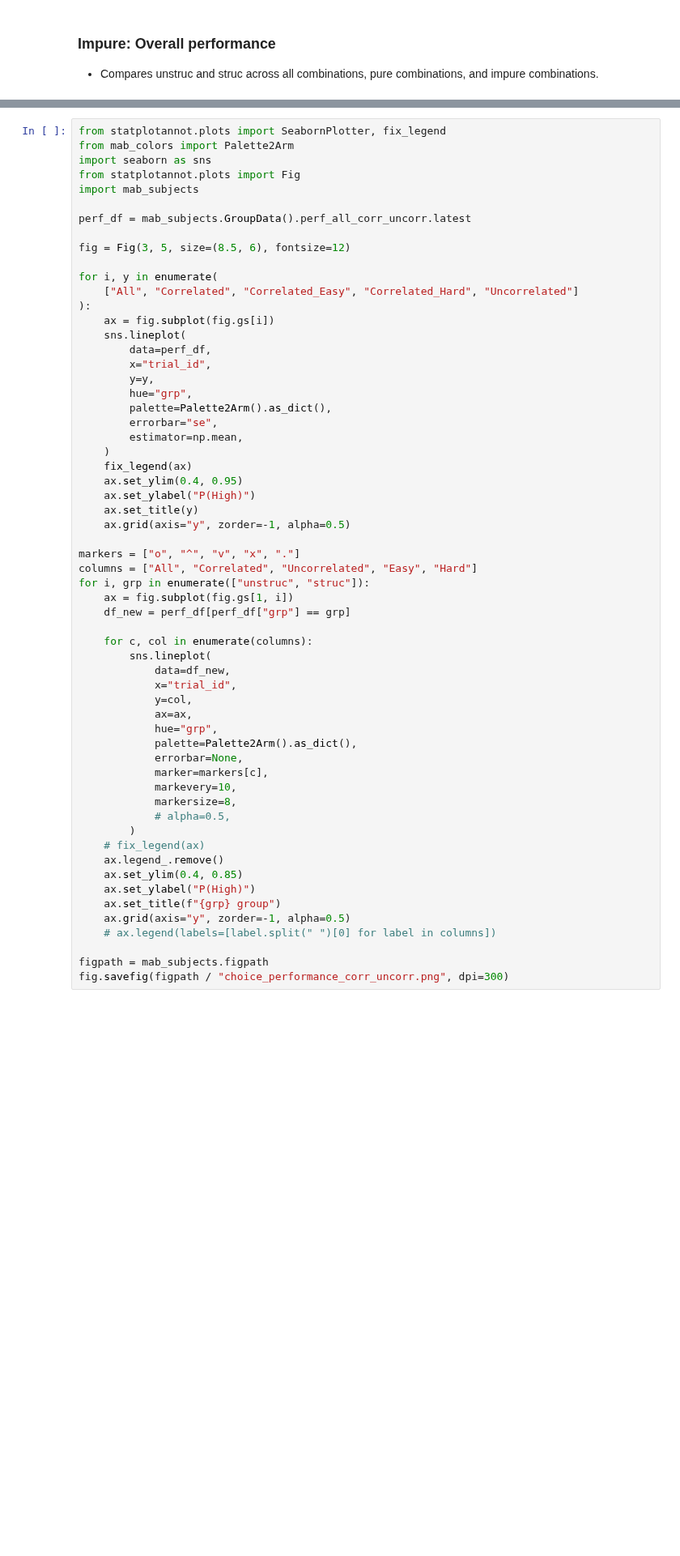
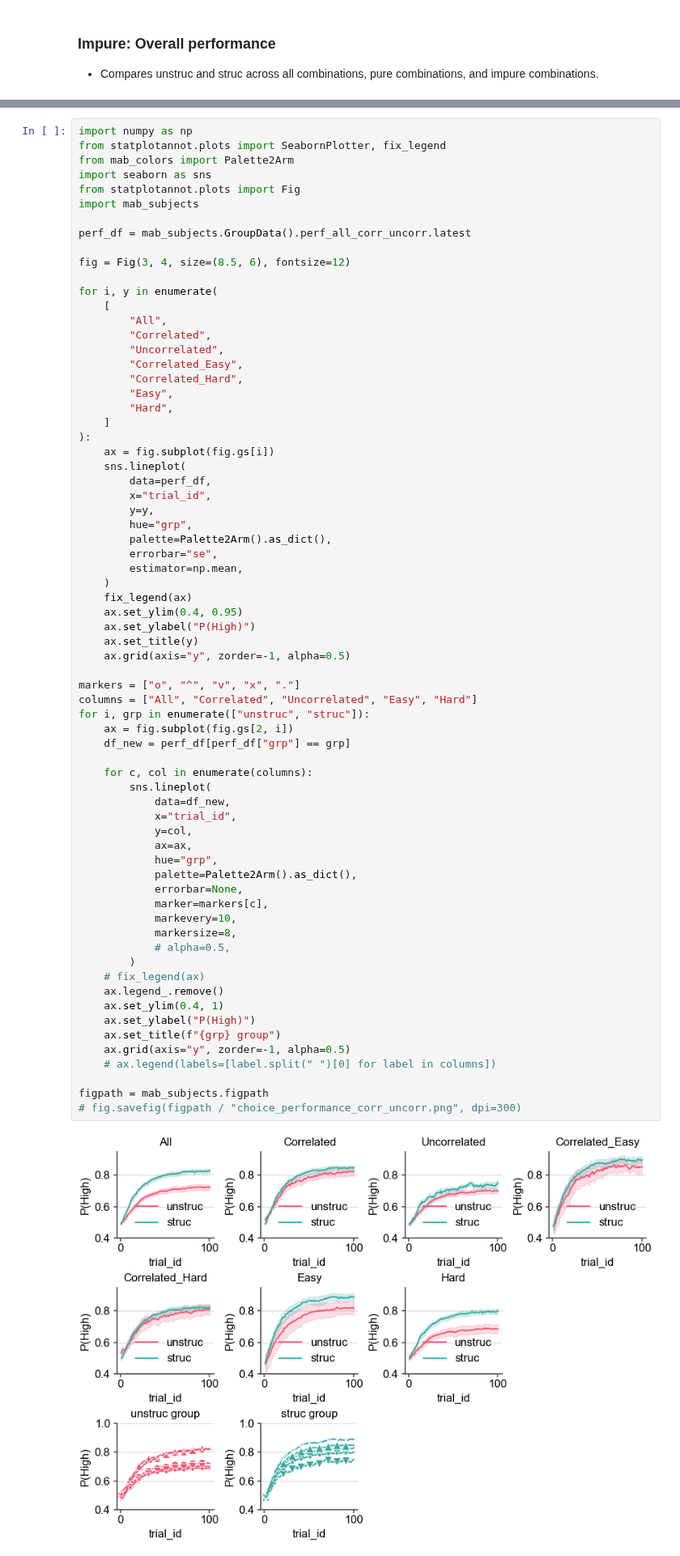
Before and after one commit to bapungiri/py_adlab_bg, a Jupyter notebook: mab_choice_performance1.ipynb, the cells around one changed output, grey strips where cells are left out. Shown at 81% size. Saved outputs shown, nothing was run; the diff lists cells and outputs as text; blank space fills up the shorter version.

```diff
--- a/mab_choice_performance1.ipynb
+++ b/mab_choice_performance1.ipynb
@@ -465,4 +520,5 @@ mab_subjects.GroupData().save(perf_df, "perf_all_corr_uncorr")
 # %%
+import numpy as np
 from statplotannot.plots import SeabornPlotter, fix_legend
 from mab_colors import Palette2Arm
 import seaborn as sns
@@ -471,10 +527,18 @@ import mab_subjects
 
 perf_df = mab_subjects.GroupData().perf_all_corr_uncorr.latest
 
-fig = Fig(3, 5, size=(8.5, 6), fontsize=12)
+fig = Fig(3, 4, size=(8.5, 6), fontsize=12)
 
 for i, y in enumerate(
-    ["All", "Correlated", "Correlated_Easy", "Correlated_Hard", "Uncorrelated"]
+    [
+        "All",
+        "Correlated",
+        "Uncorrelated",
+        "Correlated_Easy",
+        "Correlated_Hard",
+        "Easy",
+        "Hard",
+    ]
 ):
     ax = fig.subplot(fig.gs[i])
     sns.lineplot(
@@ -492,36 +556,38 @@ for i, y in enumerate(
     ax.set_title(y)
     ax.grid(axis="y", zorder=-1, alpha=0.5)
 
 markers = ["o", "^", "v", "x", "."]
 columns = ["All", "Correlated", "Uncorrelated", "Easy", "Hard"]
 for i, grp in enumerate(["unstruc", "struc"]):
-    ax = fig.subplot(fig.gs[1, i])
+    ax = fig.subplot(fig.gs[2, i])
     df_new = perf_df[perf_df["grp"] == grp]
 
     for c, col in enumerate(columns):
         sns.lineplot(
             data=df_new,
             x="trial_id",
             y=col,
             ax=ax,
             hue="grp",
             palette=Palette2Arm().as_dict(),
             errorbar=None,
             marker=markers[c],
             markevery=10,
             markersize=8,
             # alpha=0.5,
         )
     # fix_legend(ax)
     ax.legend_.remove()
-    ax.set_ylim(0.4, 0.85)
+    ax.set_ylim(0.4, 1)
     ax.set_ylabel("P(High)")
     ax.set_title(f"{grp} group")
     ax.grid(axis="y", zorder=-1, alpha=0.5)
     # ax.legend(labels=[label.split(" ")[0] for label in columns])
 
 figpath = mab_subjects.figpath
-fig.savefig(figpath / "choice_performance_corr_uncorr.png", dpi=300)
+# fig.savefig(figpath / "choice_performance_corr_uncorr.png", dpi=300)
+# %% [output]
+[figure, added]
 # %% [markdown]
 ### Specific transitions
 Viewing performance for sessions that transitioned from different levels of difficulty levels:
```
Also changed, not shown: parts of 8 cells of this notebook, 5 other files.
